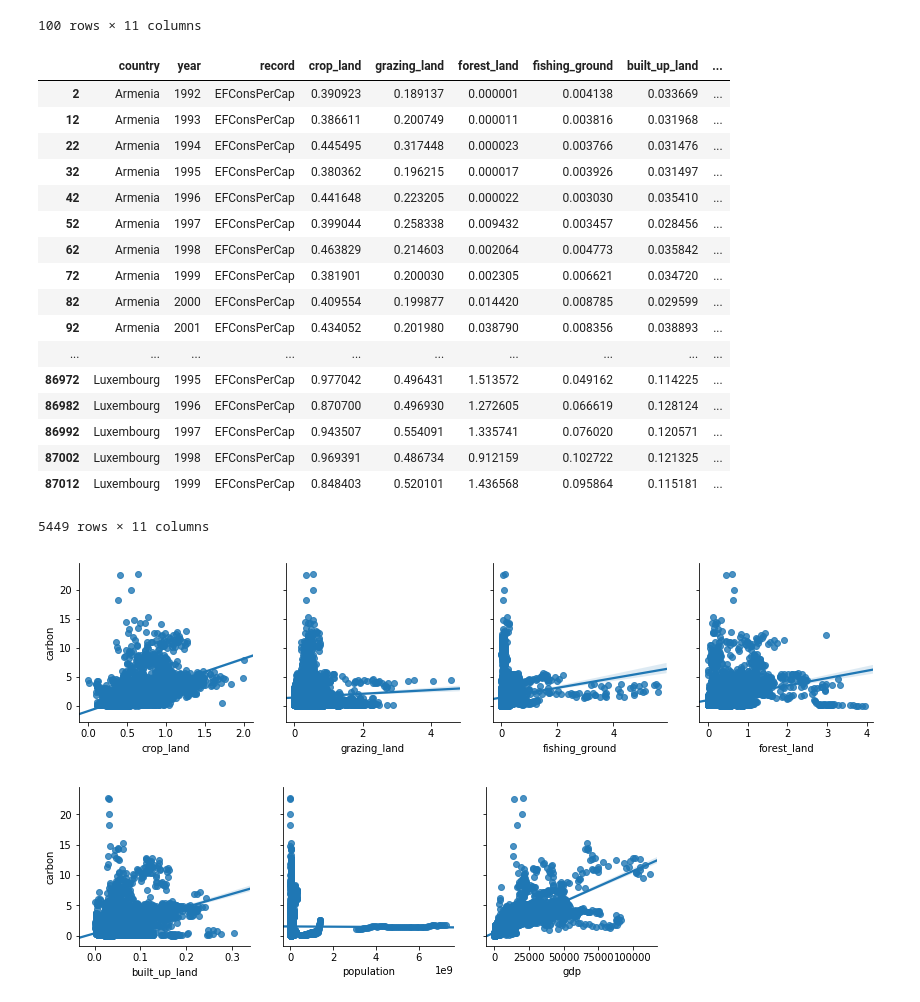
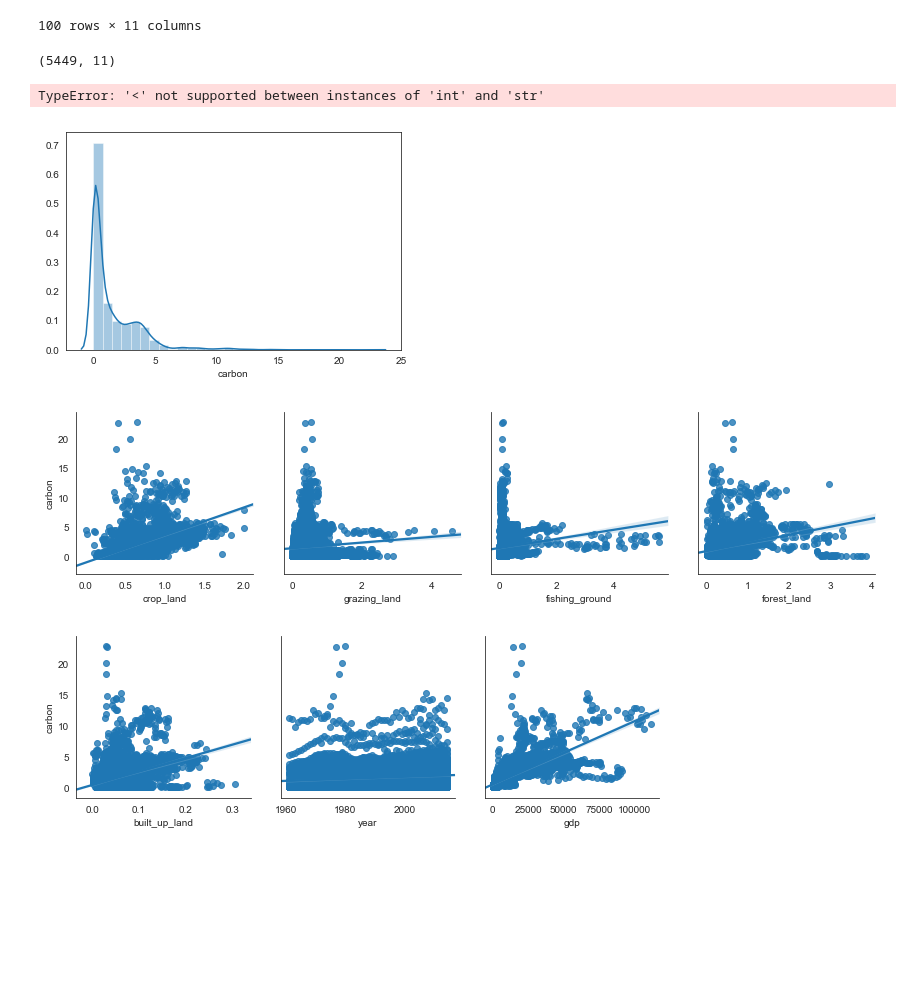
Before and after one commit to mackenziemitchell6/BigfootPrint, a Jupyter notebook: DataTransformations.ipynb, the cells around one changed output. Drawn from its saved outputs; the diff is of its cells as text; code cells hidden in the pictures; blank space fills up the shorter version.

```diff
--- a/DataTransformations.ipynb
+++ b/DataTransformations.ipynb
@@ -38,33 +38,27 @@ df.head(100)
 # %%
 with open('df.pickle','rb') as file:
     df=pickle.load(file)
-df
+df.shape
 # %% [output]
-|  | country | year | record | crop_land | grazing_land | forest_land | fishing_ground | built_up_land | ... |
-| 2 | Armenia | 1992 | EFConsPerCap | 0.390923 | 0.189137 | 0.000001 | 0.004138 | 0.033669 | ... |
-| 12 | Armenia | 1993 | EFConsPerCap | 0.386611 | 0.200749 | 0.000011 | 0.003816 | 0.031968 | ... |
-| 22 | Armenia | 1994 | EFConsPerCap | 0.445495 | 0.317448 | 0.000023 | 0.003766 | 0.031476 | ... |
-| 32 | Armenia | 1995 | EFConsPerCap | 0.380362 | 0.196215 | 0.000017 | 0.003926 | 0.031497 | ... |
-| 42 | Armenia | 1996 | EFConsPerCap | 0.441648 | 0.223205 | 0.000022 | 0.003030 | 0.035410 | ... |
-| 52 | Armenia | 1997 | EFConsPerCap | 0.399044 | 0.258338 | 0.009432 | 0.003457 | 0.028456 | ... |
-| 62 | Armenia | 1998 | EFConsPerCap | 0.463829 | 0.214603 | 0.002064 | 0.004773 | 0.035842 | ... |
-| 72 | Armenia | 1999 | EFConsPerCap | 0.381901 | 0.200030 | 0.002305 | 0.006621 | 0.034720 | ... |
-| 82 | Armenia | 2000 | EFConsPerCap | 0.409554 | 0.199877 | 0.014420 | 0.008785 | 0.029599 | ... |
-| 92 | Armenia | 2001 | EFConsPerCap | 0.434052 | 0.201980 | 0.038790 | 0.008356 | 0.038893 | ... |
-| ... | ... | ... | ... | ... | ... | ... | ... | ... | ... |
-| 86972 | Luxembourg | 1995 | EFConsPerCap | 0.977042 | 0.496431 | 1.513572 | 0.049162 | 0.114225 | ... |
-| 86982 | Luxembourg | 1996 | EFConsPerCap | 0.870700 | 0.496930 | 1.272605 | 0.066619 | 0.128124 | ... |
-| 86992 | Luxembourg | 1997 | EFConsPerCap | 0.943507 | 0.554091 | 1.335741 | 0.076020 | 0.120571 | ... |
-| 87002 | Luxembourg | 1998 | EFConsPerCap | 0.969391 | 0.486734 | 0.912159 | 0.102722 | 0.121325 | ... |
-| 87012 | Luxembourg | 1999 | EFConsPerCap | 0.848403 | 0.520101 | 1.436568 | 0.095864 | 0.115181 | ... |
-5449 rows × 11 columns
+(5449, 11)
+# %%
+sns.distplot(df['carbon'], bins=30)
+df.carbon.describe()
+p=df['population']
+pop=pd.cut(p, [10000,1000000,10000000000000], labels=['medium','large'])
+pop
+df['population']=pop
+df.head()
+# %% [output]
+TypeError: '<' not supported between instances of 'int' and 'str'
+[figure, added]
 # %%
-features=['crop_land','grazing_land','fishing_ground','forest_land','built_up_land','population','gdp']
+features=['crop_land','grazing_land','fishing_ground','forest_land','built_up_land','year','gdp']
 n = 4
 row_groups= [features[i:i+n] for i in range(0, len(features), n) ]
 # sns.lmplot(x='crop_land', y='carbon',data=dfa,fit_reg=True)
 for i in row_groups:
     sns.pairplot(data=df, y_vars=['carbon'],x_vars=i,kind='reg',height=3)
 # %% [output]
-[figure, old version]
+[figure, new version]
-[figure, old version]
+[figure, new version]
```
Also changed, not shown: parts of 14 cells of this notebook.
